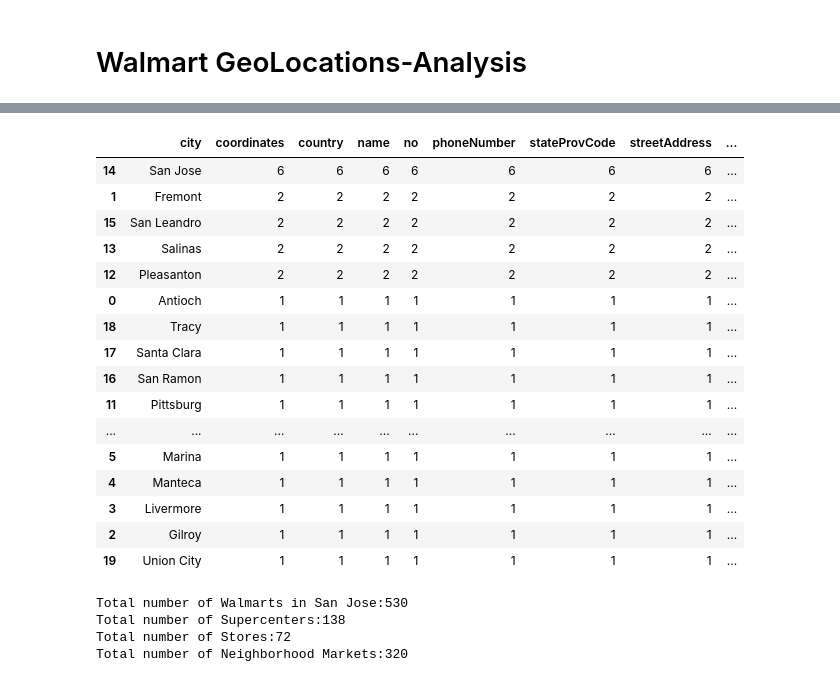
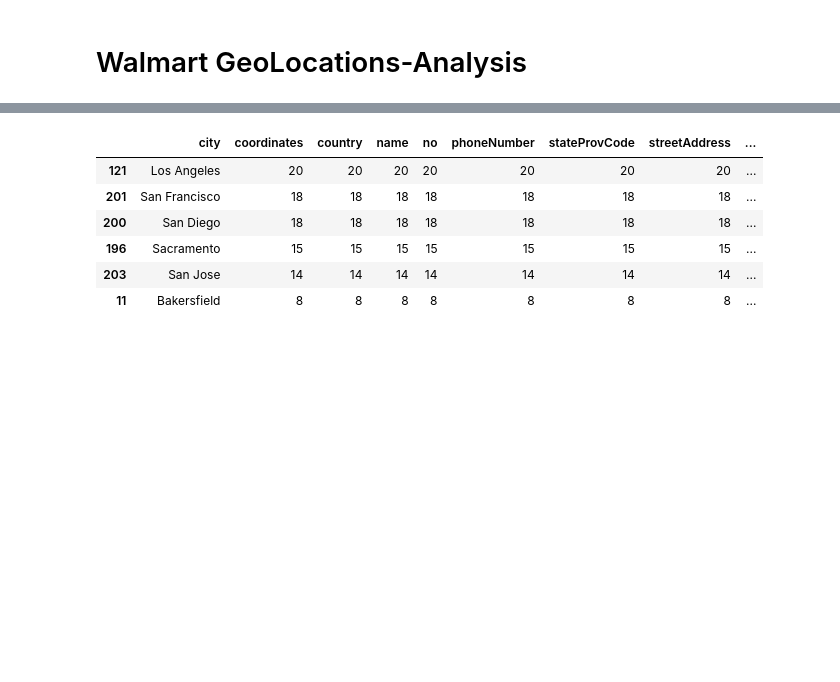
Before and after one commit to dhanup369/Python_Challenge, a Jupyter notebook: Walmart-Geo locations.ipynb, the cells around one changed output, grey strips where cells are left out. Drawn from its saved outputs; the diff is of its cells as text; code cells hidden in the pictures; blank space fills up the shorter version.

```diff
--- a/Walmart-Geo locations.ipynb
+++ b/Walmart-Geo locations.ipynb
@@ -51,6 +30,6 @@ print(latitude, longitude)
 # %%
 
-url="http://api.walmartlabs.com/v1/stores?apiKey=rrvpb4x3az8mubaxka7uvhkj&city=SanJose&format=json"
+url="http://api.walmartlabs.com/v1/stores?apiKey=rrvpb4x3az8mubaxka7uvhkj&city=California&format=json"
 res=requests.get(url).json()
 
 df=json_normalize(res)
@@ -133,22 +343,12 @@ l1
 l1=l1.reset_index()
 l2=l1.sort_values(by='sundayOpen',ascending=False)
 # %%
-l2
+l2.head(6)
 # %% [output]
 |  | city | coordinates | country | name | no | phoneNumber | stateProvCode | streetAddress | ... |
-| 14 | San Jose | 6 | 6 | 6 | 6 | 6 | 6 | 6 | ... |
-| 1 | Fremont | 2 | 2 | 2 | 2 | 2 | 2 | 2 | ... |
-| 15 | San Leandro | 2 | 2 | 2 | 2 | 2 | 2 | 2 | ... |
-| 13 | Salinas | 2 | 2 | 2 | 2 | 2 | 2 | 2 | ... |
-| 12 | Pleasanton | 2 | 2 | 2 | 2 | 2 | 2 | 2 | ... |
-| 0 | Antioch | 1 | 1 | 1 | 1 | 1 | 1 | 1 | ... |
-| 18 | Tracy | 1 | 1 | 1 | 1 | 1 | 1 | 1 | ... |
-| 17 | Santa Clara | 1 | 1 | 1 | 1 | 1 | 1 | 1 | ... |
-| 16 | San Ramon | 1 | 1 | 1 | 1 | 1 | 1 | 1 | ... |
-| 11 | Pittsburg | 1 | 1 | 1 | 1 | 1 | 1 | 1 | ... |
-| ... | ... | ... | ... | ... | ... | ... | ... | ... | ... |
-| 5 | Marina | 1 | 1 | 1 | 1 | 1 | 1 | 1 | ... |
-| 4 | Manteca | 1 | 1 | 1 | 1 | 1 | 1 | 1 | ... |
-| 3 | Livermore | 1 | 1 | 1 | 1 | 1 | 1 | 1 | ... |
-| 2 | Gilroy | 1 | 1 | 1 | 1 | 1 | 1 | 1 | ... |
-| 19 | Union City | 1 | 1 | 1 | 1 | 1 | 1 | 1 | ... |
+| 121 | Los Angeles | 20 | 20 | 20 | 20 | 20 | 20 | 20 | ... |
+| 201 | San Francisco | 18 | 18 | 18 | 18 | 18 | 18 | 18 | ... |
+| 200 | San Diego | 18 | 18 | 18 | 18 | 18 | 18 | 18 | ... |
+| 196 | Sacramento | 15 | 15 | 15 | 15 | 15 | 15 | 15 | ... |
+| 203 | San Jose | 14 | 14 | 14 | 14 | 14 | 14 | 14 | ... |
+| 11 | Bakersfield | 8 | 8 | 8 | 8 | 8 | 8 | 8 | ... |
@@ -158,24 +354,0 @@ url3="http://api.walmartlabs.com/v1/stores?apiKey=rrvpb4x3az8mubaxka7uvhkj&city=
-# %%
-
-
-res3=requests.get(url3).json()
-df1=json_normalize(res3)
-df2=df1['name']
-t=len(df2)
-sc=0
-s=0
-nm=0
-city='San Jose'
-for i in df2:
-    if 'Supercenter' in i.split():
-        sc=sc+1
-    elif 'Store' in i.split():
-        s=s+1
-    else:
-        nm=nm+1
-print(f"Total number of Walmarts in {city}:{t}\nTotal number of Supercenters:{sc}\nTotal number of Stores:{s}\nTotal number of Neighborhood Markets:{nm}")
-# %% [output]
-Total number of Walmarts in San Jose:530
-Total number of Supercenters:138
-Total number of Stores:72
-Total number of Neighborhood Markets:320
```
Also changed, not shown: parts of 33 cells of this notebook, 7 other files.
